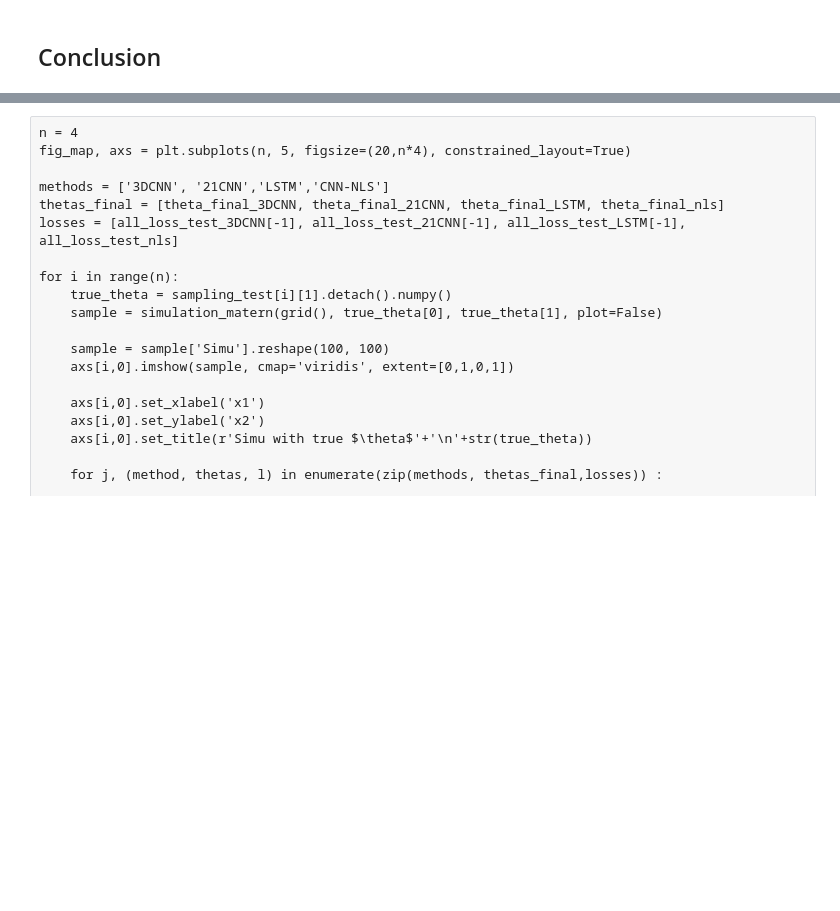
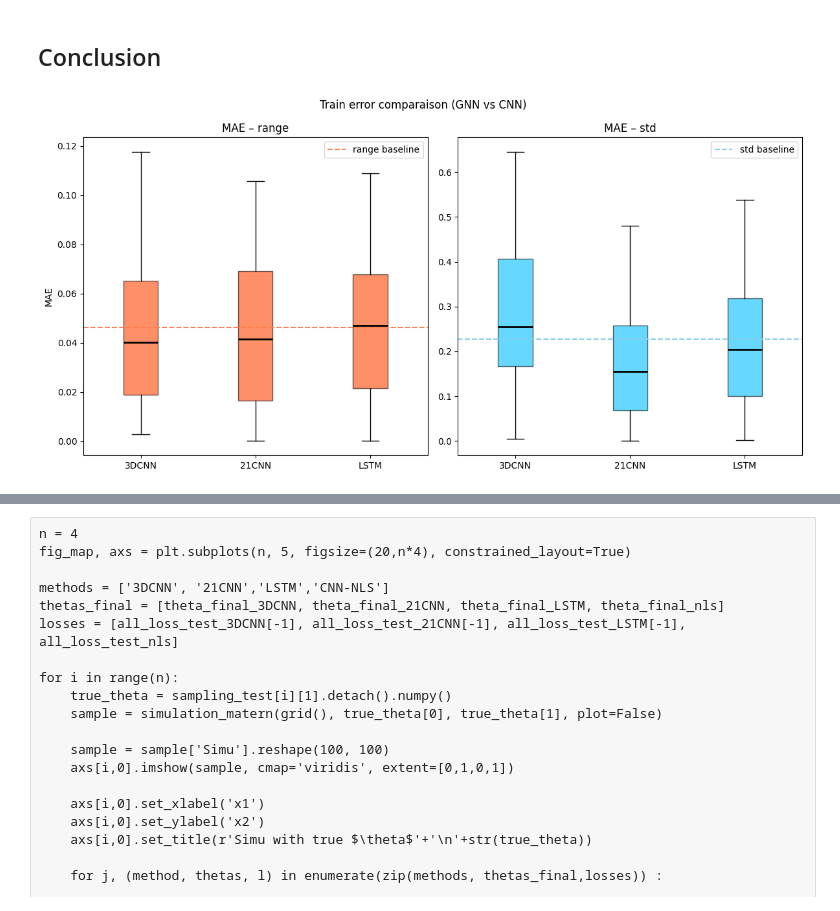
Before and after one commit to DarenXL/Neural_ST_inference, a Jupyter notebook: Code GNN/Amortized_Methods_Geostatistics_Spatio-Temporal.ipynb, the cells around one changed output, grey strips where cells are left out. Drawn from its saved outputs; the diff is of its cells as text; code cells hidden in the pictures; blank space fills up the shorter version.

```diff
--- a/Code GNN/Amortized_Methods_Geostatistics_Spatio-Temporal.ipynb
+++ b/Code GNN/Amortized_Methods_Geostatistics_Spatio-Temporal.ipynb
@@ -568,7 +568,7 @@ class CNN_network(nn.Module):
 
             elif option == "LSTM" :
 
-                self.lstm = nn.LSTM(input_size=hidden, hidden_size=hidden, num_layers=2, batch_first=True, bidirectional=True)
+                self.lstm = nn.LSTM(input_size=hidden, hidden_size=hidden, num_layers=2, batch_first=True, bidirectional=False)
 
         self.dense = nn.Sequential(
             nn.Linear(hidden+2*nls, hidden),
@@ -625,8 +625,6 @@ class CNN_network(nn.Module):
         out = self.dense(summary)
         return out
 
-        return summary
-
 
 # class Dense_network(nn.Module):
 #     def __init__(self, hidden=32, out_dim=2, nls=False):
@@ -1107,45 +1176,47 @@ Test loss : [0.13038016 0.29340227] ± [0.05862239 0.19202473]
 methods = ['3DCNN', '21CNN','LSTM']
 
 loss_range = [
-    all_loss_train_3DCNN[-1][:, 0],
-    all_loss_train_21CNN[-1][:, 0],
-    all_loss_train_LSTM[-1][:, 0],
+    loss_final_train_3DCNN[:, 0],
+    loss_final_train_21CNN[:, 0],
+    loss_final_train_LSTM[:, 0],
 ]
 
 loss_std = [
-    all_loss_train_3DCNN[-1][:, 1],
-    all_loss_train_21CNN[-1][:, 1],
-    all_loss_train_LSTM[-1][:, 1],
+    loss_final_train_3DCNN[:, 1],
+    loss_final_train_21CNN[:, 1],
+    loss_final_train_LSTM[:, 1],
 ]
 
 ### Boxplot
 fig_box_train, axs = plt.subplots(1, 2, figsize=(12, 6))
 
 axs[0].boxplot(loss_range, labels=methods, patch_artist=True,
                boxprops=dict(facecolor='orangered', alpha=0.6),
                medianprops=dict(linestyle='-', linewidth=2, color='black'))
 axs[0].set_title("MAE – range")
 axs[0].set_ylabel("MAE")
 
 axs[1].boxplot(loss_std, labels=methods, patch_artist=True,
                boxprops=dict(facecolor='deepskyblue', alpha=0.6),
                medianprops=dict(linestyle='-', linewidth=2, color='black'))
 axs[1].set_title("MAE – std")
 
 based, _ = baseline_mae(dataset_grid)
 
 axs[0].axhline(based[0],color='coral', ls='--', label='range baseline')
 axs[1].axhline(based[1],color='skyblue', ls='--', label='std baseline')
 
 axs[0].legend()
 axs[1].legend()
 
 plt.suptitle("Train error comparaison (GNN vs CNN)")
 plt.tight_layout()
 plt.show()
 
 # fig_box_train.savefig(path+"/conclusion_graphs"+"/score_train.pdf", format="pdf", bbox_inches="tight")
 fig_box_train.savefig(path+"/conclusion_graphs"+"/score_train.png", format="png", bbox_inches="tight")
+# %% [output]
+[figure, added]
 # %%
 methods = ['3DCNN', '21CNN','LSTM','CNN-NLS']
 
```
Also changed, not shown: parts of 21 cells of this notebook, 2 other files.
